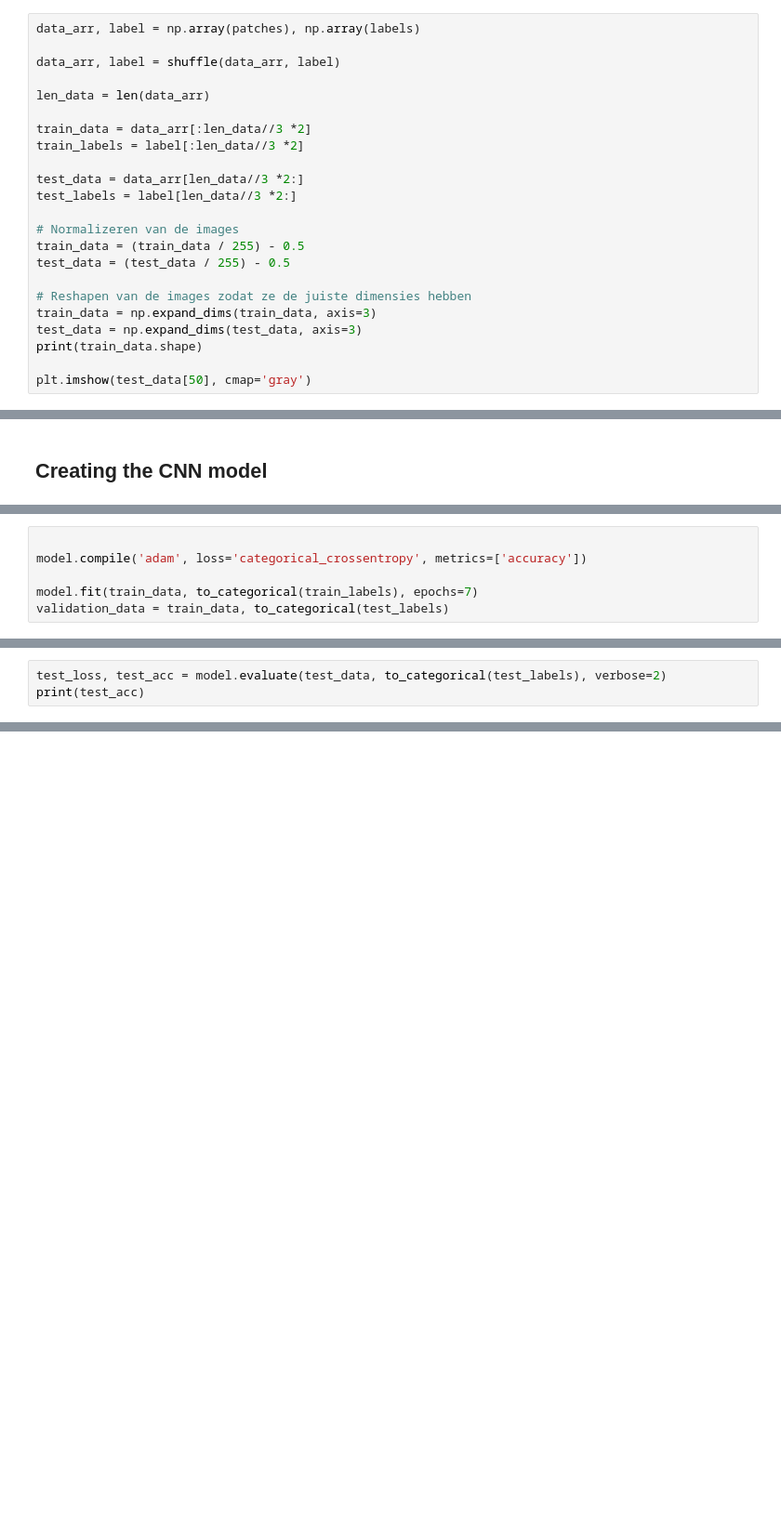
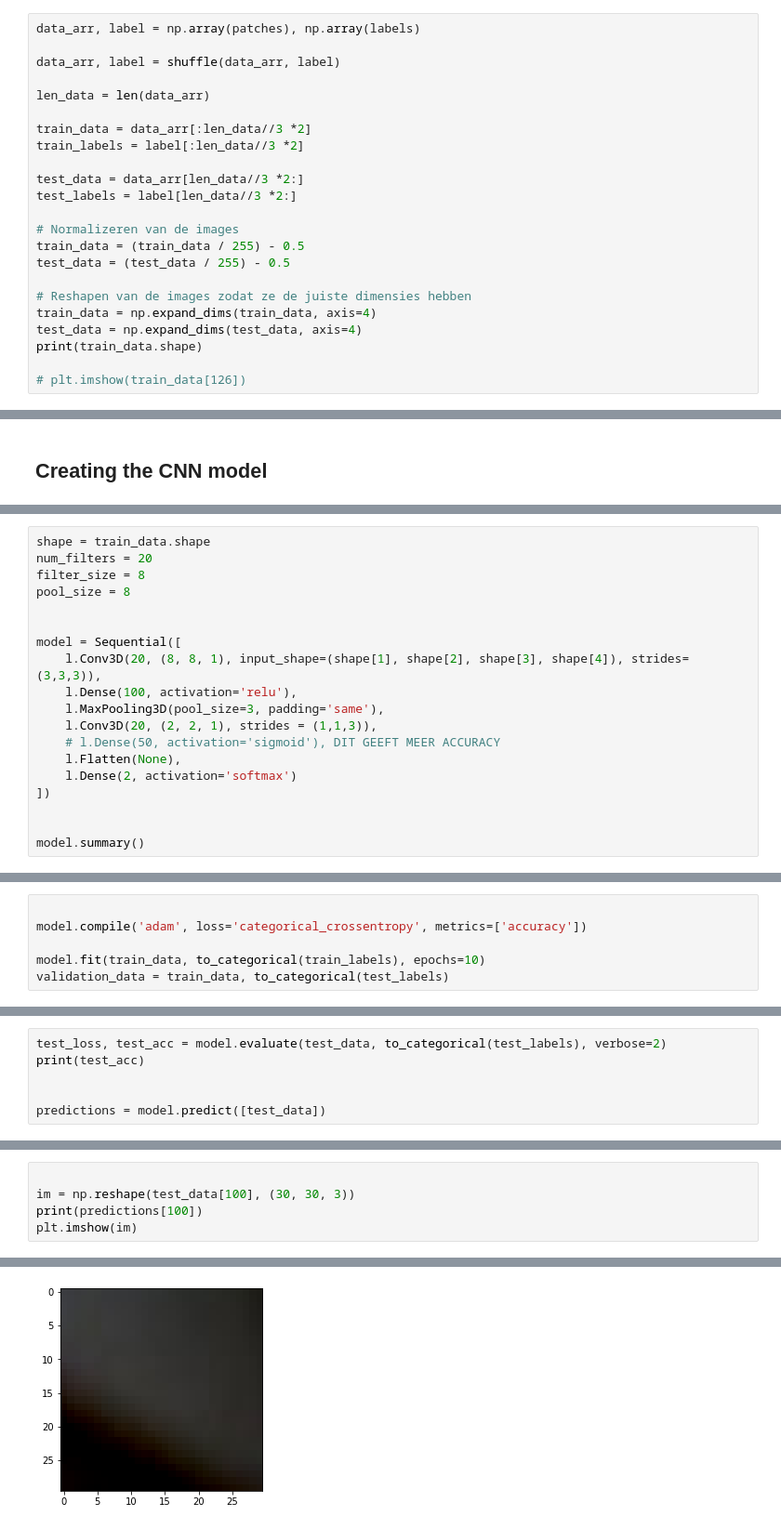
Before and after one commit to Pink-Shadow/VISN, a Jupyter notebook: Code/CNN.ipynb, the cells around one changed output, grey strips where cells are left out. Shown: that part at 93% size. Drawn from its saved outputs; the diff is of its cells as text; blank space fills up the shorter version.

```diff
--- a/Code/CNN.ipynb
+++ b/Code/CNN.ipynb
@@ -246,9 +240,9 @@ train_data = (train_data / 255) - 0.5
 test_data = (test_data / 255) - 0.5
 
 # Reshapen van de images zodat ze de juiste dimensies hebben
-train_data = np.expand_dims(train_data, axis=3)
-test_data = np.expand_dims(test_data, axis=3)
+train_data = np.expand_dims(train_data, axis=4)
+test_data = np.expand_dims(test_data, axis=4)
 print(train_data.shape)
 
-plt.imshow(test_data[50], cmap='gray')
+# plt.imshow(train_data[126])
 # %% [output]
@@ -324,0 +282,19 @@ _________________________________________________________________
+# %%
+shape = train_data.shape
+num_filters = 20
+filter_size = 8
+pool_size = 8
+
+
+model = Sequential([
+    l.Conv3D(20, (8, 8, 1), input_shape=(shape[1], shape[2], shape[3], shape[4]), strides=(3,3,3)),
+    l.Dense(100, activation='relu'),
+    l.MaxPooling3D(pool_size=3, padding='same'),
+    l.Conv3D(20, (2, 2, 1), strides = (1,1,3)),
+    # l.Dense(50, activation='sigmoid'), DIT GEEFT MEER ACCURACY
+    l.Flatten(None),
+    l.Dense(2, activation='softmax')
+])
+
+
+model.summary()
@@ -328,6 +322,6 @@ _________________________________________________________________
 
 model.compile('adam', loss='categorical_crossentropy', metrics=['accuracy'])
 
-model.fit(train_data, to_categorical(train_labels), epochs=7)
+model.fit(train_data, to_categorical(train_labels), epochs=10)
 validation_data = train_data, to_categorical(test_labels)
 # %% [output]
@@ -344,4 +348,7 @@ KeyboardInterrupt:
 # %%
 test_loss, test_acc = model.evaluate(test_data, to_categorical(test_labels), verbose=2)
 print(test_acc)
+
+
+predictions = model.predict([test_data])
 # %% [output]
@@ -349,0 +357,6 @@ print(test_acc)
+# %%
+
+im = np.reshape(test_data[100], (30, 30, 3))
+print(predictions[100])
+plt.imshow(im)
+# %% [output]
@@ -349,0 +366 @@ print(test_acc)
+[figure, added]
```
Also changed, not shown: parts of 19 cells of this notebook.
